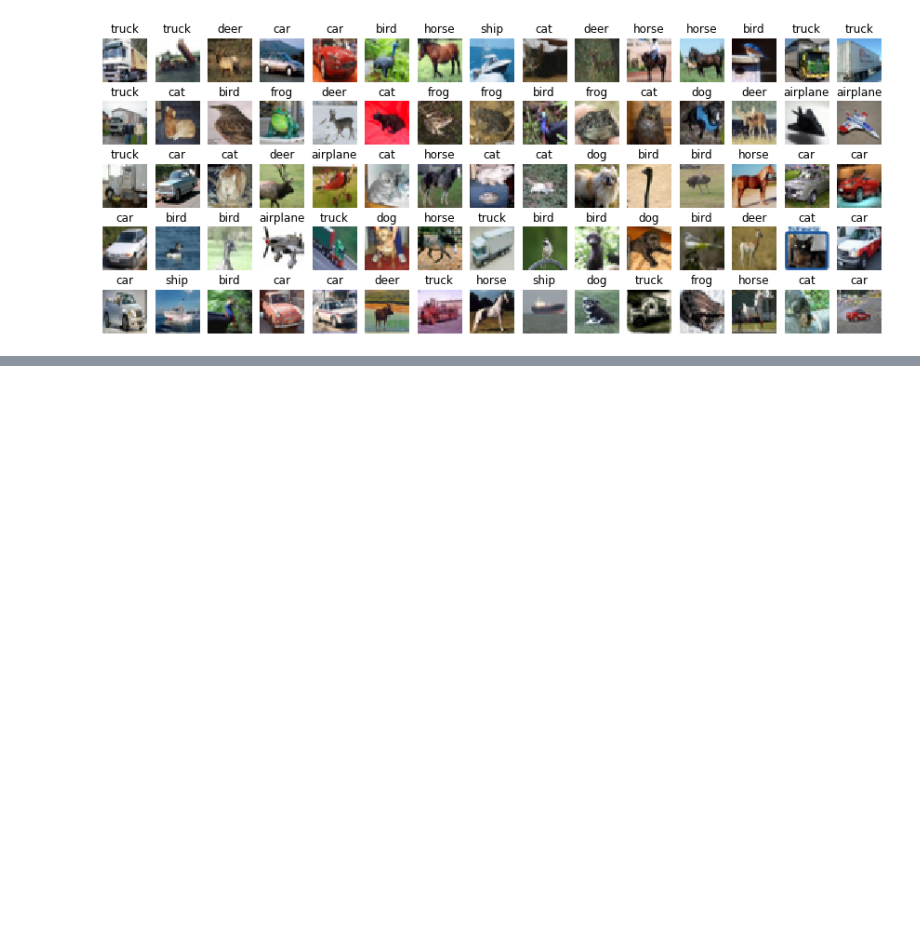
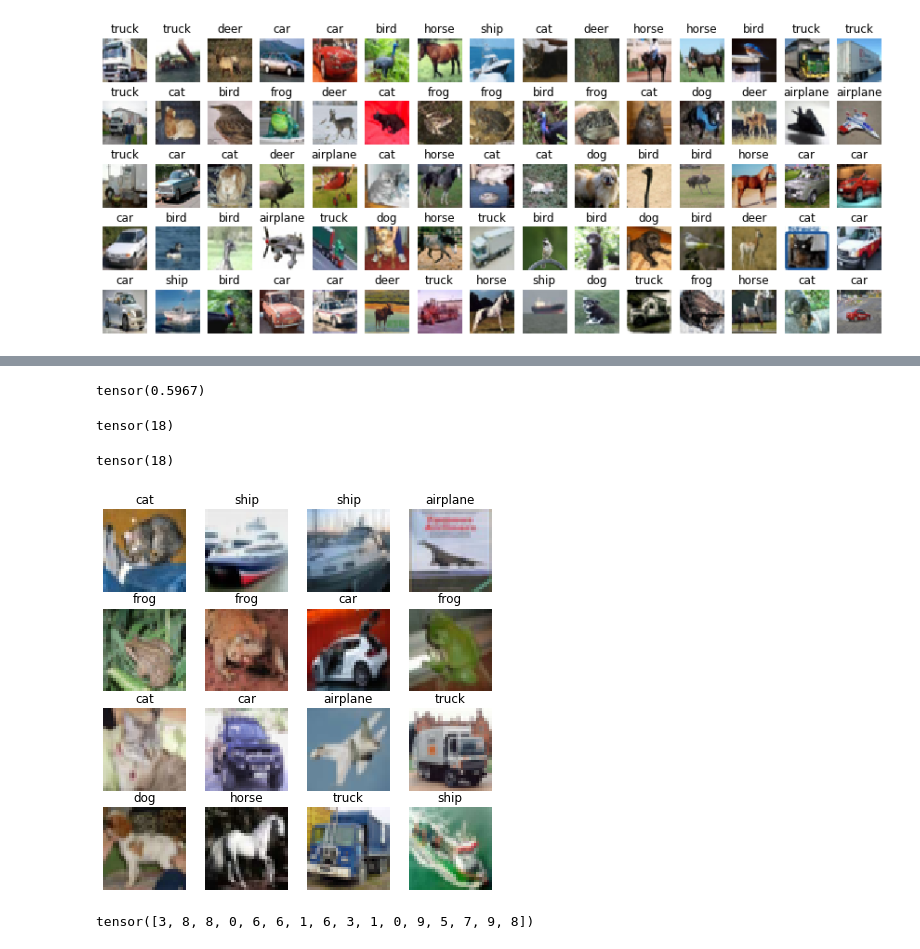
Before and after one commit to redwankarimsony/playing-with-CIFAR-10, a Jupyter notebook: Script for data visualization.ipynb, the cells around one changed output, grey strips where cells are left out. Cells and saved outputs as stored; diff of their text form; code cells hidden in the pictures; blank space fills up the shorter version.

Commit message:
Data Visualization and first model train is added

```diff
--- a/Script for data visualization.ipynb
+++ b/Script for data visualization.ipynb
@@ -63,11 +63,10 @@ rows = 5
 cols = 15
 index = 1
 plt.figure(figsize=(cols, rows+1))
-y_train = labels
 for i in range(rows):
     for j in range(cols):
         plt.subplot(rows, cols, index)
-        plt.imshow(x_train[index].astype('uint8'))
+        plt.imshow(x_train_view[index].astype('uint8'))
         plt.title(str(classes[y_train[index]]))
         plt.axis(False)
         index +=1
@@ -78,0 +124,20 @@ for i in range(rows):
+# %%
+for epoch in range(10):
+    train_loss = 0.0
+    model.train()
+    for xb, yb in train_dl:
+        preds = model(xb)
+        loss = loss_func(preds, yb)
+        train_loss +=loss
+
+        loss.backward()
+        opt.step()
+        opt.zero_grad()
+
+
+    model.eval()
+    with torch.no_grad():
+        valid_loss = sum(loss_func(model(xb), yb) for xb, yb in test_dl)
+    print('Epoch->', epoch,
+          ' Train Loss: ', (train_loss/len(train_dl)).item(),
+          ' Valid Loss:', (valid_loss/len(test_dl)).item())
@@ -78,0 +167,37 @@ for i in range(rows):
+# %%
+accuracy(model, test_dl)
+# %% [output]
+tensor(0.5967)
+# %%
+def show_predictions(model, test_dl, batches=1):
+    dataiter = iter(test_dl)
+    images, labels = dataiter.next()
+    preds = model(images)
+    preds = torch.argmax(preds)
+    print(preds)
+    images = np.array(images).transpose(0,2,3,1)
+    rows = 4
+    cols = 4
+    index = 0
+    plt.figure(figsize=(cols+3, rows+3))
+    for i in range(rows):
+        for j in range(cols):
+            plt.subplot(rows, cols, index+1)
+            plt.imshow(images[index])
+            plt.title(str(classes[labels[index].item()]))
+            plt.axis(False)
+            index +=1
+    return preds
+# %%
+show_predictions(model, test_dl, batches=1)
+# %% [output]
+tensor(18)
+tensor(18)
+[figure, added]
+# %%
+    dataiter = iter(test_dl)
+    images, labels = dataiter.next()
+
+    labels
+# %% [output]
+tensor([3, 8, 8, 0, 6, 6, 1, 6, 3, 1, 0, 9, 5, 7, 9, 8])
```
Also changed, not shown: parts of 12 cells of this notebook.
